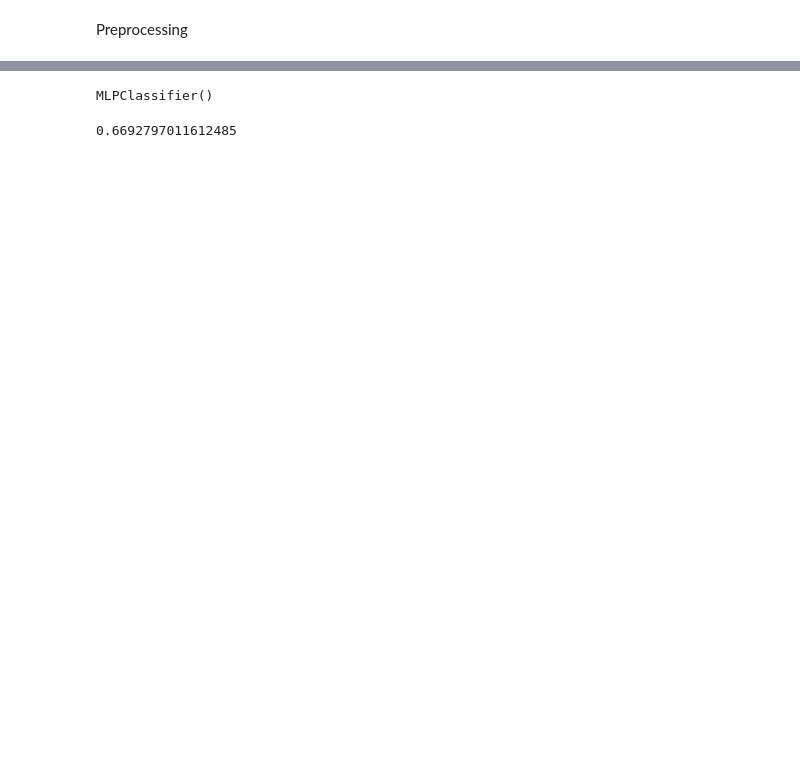
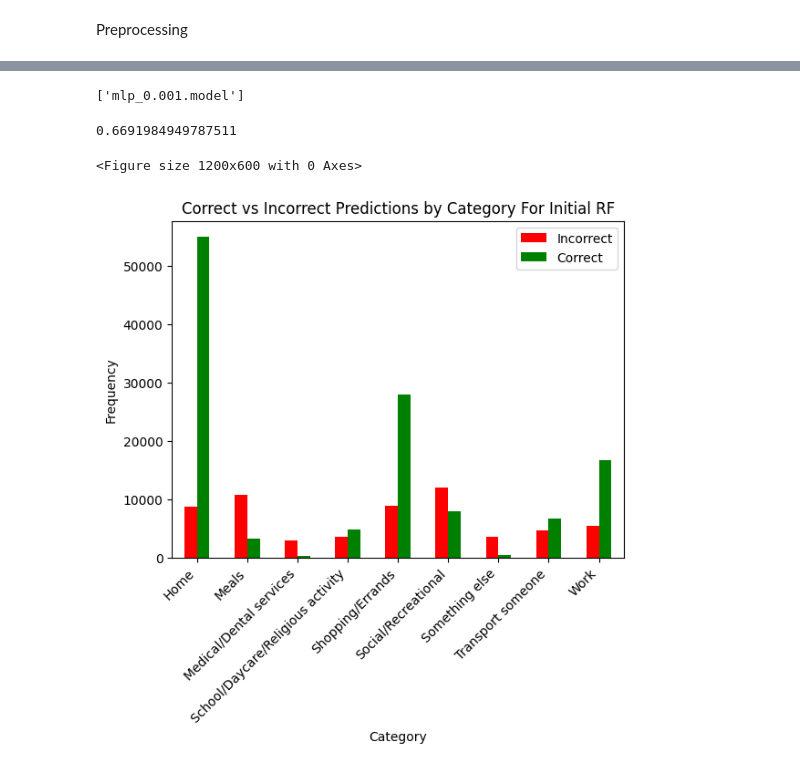
Before and after one commit to prateekanand2/Travel-Purpose-Prediction, a Jupyter notebook: mlp.ipynb, the cells around one changed output, grey strips where cells are left out. Drawn from its saved outputs; the diff is of its cells as text; code cells hidden in the pictures; blank space fills up the shorter version.

Commit message:
CV experiments and several plots

```diff
--- a/mlp.ipynb
+++ b/mlp.ipynb
@@ -24,6 +65,6 @@ print(X.head())
 # %%
 # Invalid/missing values are reported as negative values in the dataframe or the string '-9'
-X = X.map(lambda x: np.nan if ((isinstance(x, (int, float)) and x < 0) or (isinstance(x, str) and x == '-9')) else x)
+X = X.applymap(lambda x: np.nan if ((isinstance(x, (int, float)) and x < 0) or (isinstance(x, str) and x == '-9')) else x)
 
 # Replace these two columns with mode since they are categorical
 mode = X['OBHUR'].mode()
@@ -58,14 +121,51 @@ X_train = scaler.fit_transform(X_train)
 X_test = scaler.transform(X_test)
 # %%
 from sklearn.neural_network import MLPClassifier
-mlp = MLPClassifier()
+mlp = MLPClassifier(alpha=0.001)
 mlp.fit(X_train, y_train)
+
+dump(mlp, 'mlp_0.001.model')
 # %% [output]
-MLPClassifier()
+['mlp_0.001.model']
 # %%
 from sklearn.metrics import accuracy_score
 y_pred = mlp.predict(X_test)
 
 print(accuracy_score(y_test, y_pred))
 # %% [output]
-0.6692797011612485
+0.6691984949787511
+# %%
+whytrip1s_map_to_string = {
+    '1':'Home',
+    '10':'Work',
+    '20':'School/Daycare/Religious activity',
+    '30':'Medical/Dental services',
+    '40':'Shopping/Errands',
+    '50':'Social/Recreational',
+    '70':'Transport someone',
+    '80':'Meals',
+    '97':'Something else'
+}
+
+results_df = pd.DataFrame({
+    'True_Labels': y_test,
+    'Predicted_Labels': y_pred,
+    'Correct': y_test == y_pred,
+    'Category': y_test.astype(str).map(whytrip1s_map_to_string)
+})
+
+# Group by category and correctness, count occurrences
+grouped_results = results_df.groupby(['Category', 'Correct']).size().unstack()
+
+# Plot grouped bar graph
+plt.figure(figsize=(12, 6))
+grouped_results.plot(kind='bar', stacked=False, color=['red', 'green'])
+plt.title('Correct vs Incorrect Predictions by Category For Initial RF')
+plt.ylabel('Frequency')
+plt.xlabel('Category')
+plt.xticks(rotation=45, ha='right')
+plt.legend(['Incorrect', 'Correct'])
+plt.show()
+# %% [output]
+<Figure size 1200x600 with 0 Axes>
+[figure, added]
```
Also changed, not shown: parts of 13 cells of this notebook, 1 other file.
